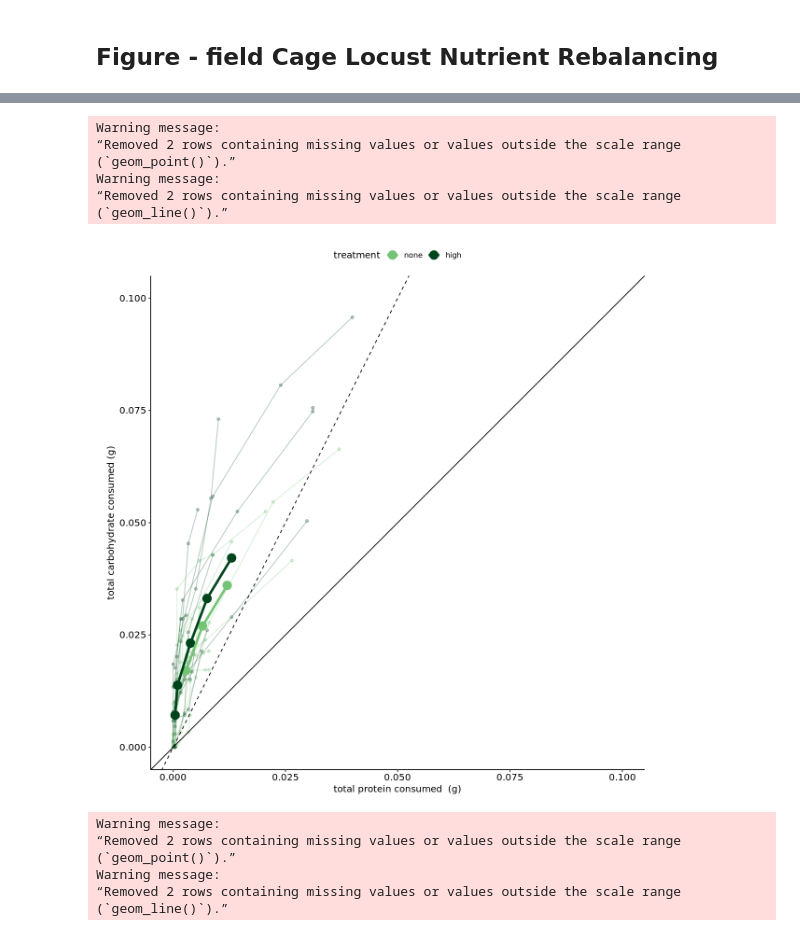
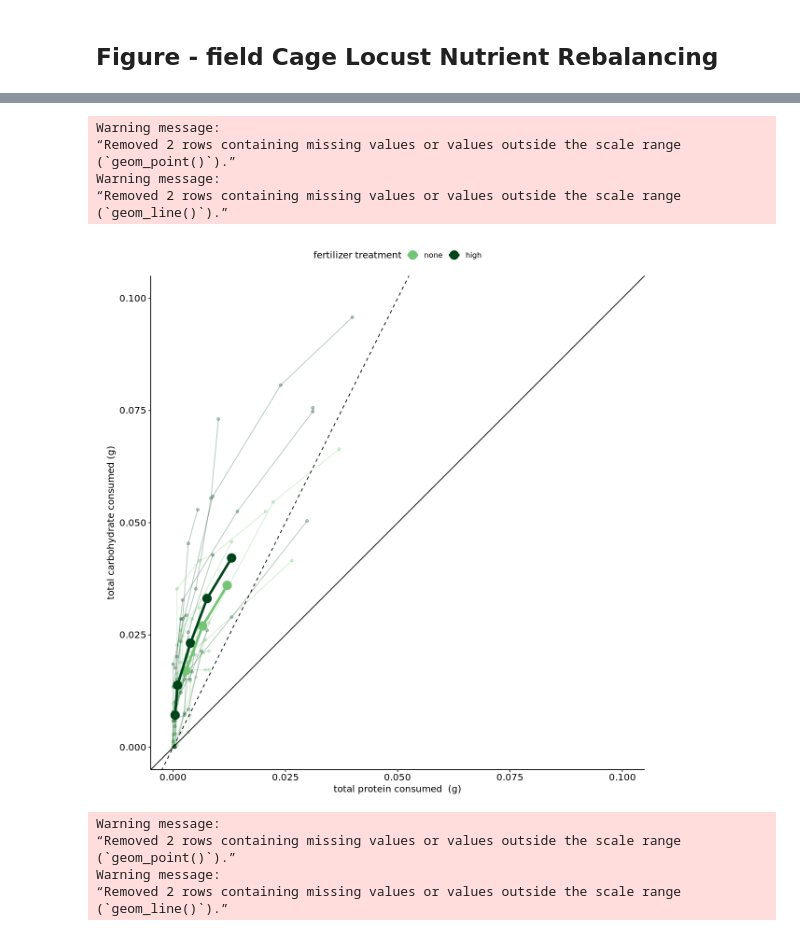
Before and after one commit to ddlawton/herbivore_nutrient_interactions, a Jupyter notebook: scripts/field_cage_experiment/03_field_cage_manuscript_figure_table_code.ipynb.ipynb, the cells around one changed output, grey strips where cells are left out. Cells and saved outputs as stored; diff of their text form; code cells hidden in the pictures.

Commit message:
adding further manuscript figure work

```diff
--- a/scripts/field_cage_experiment/03_field_cage_manuscript_figure_table_code.ipynb.ipynb
+++ b/scripts/field_cage_experiment/03_field_cage_manuscript_figure_table_code.ipynb.ipynb
@@ -163,34 +163,34 @@ A spec_tbl_df: 115 × 13
 # %%
 field_cage_locust_intake_rebalance_plot <- raw_locust_data |>
     drop_na() |>
     mutate(treatment = factor(treatment,levels=c('none','High'))) |>
     ggplot(aes(x=cumulative_total_p,y=cumulative_total_c,group=id,color=treatment)) +
         geom_point(alpha=0.3) +
         geom_line(alpha=0.3) +
         geom_point(data = locust_model_data,
                    aes(y = pred_carb, x = pred_protein,
                        group=treatment, color=treatment), size=5) +
         geom_line(data = locust_model_data,
                    aes(y = pred_carb, x = pred_protein,
                        group=treatment, color=treatment),linewidth=1.5) +
         coord_equal(ratio=1) +
         xlim(0,0.1) + ylim(0,0.1) +
         theme_pubr() +
         ylab("total carbohydrate consumed (g)") +
         xlab("total protein consumed  (g)") +
         geom_abline(slope = 1,linetype=1,intercept=0) +
         geom_abline(slope = 2,linetype=2,intercept=0) +
-        scale_color_manual(values = c('#74c476','#00441b'),labels = c("none", "high"))
+        scale_color_manual('fertilizer treatment',values = c('#74c476','#00441b'),labels = c("none", "high"))
 
 field_cage_locust_intake_rebalance_plot
 # %% [output]
 Warning message:
 “Removed 2 rows containing missing values or values outside the scale range
 (`geom_point()`).”
 Warning message:
 “Removed 2 rows containing missing values or values outside the scale range
 (`geom_line()`).”
-[figure, old version]
+[figure, new version]
 # %%
 ggsave(field_cage_locust_intake_rebalance_plot,
        file=here('output/publication_figures/field_cage_locust_intake_target_rebalancing.png'),
```
Also changed, not shown: parts of 2 cells of this notebook, 6 other files.
